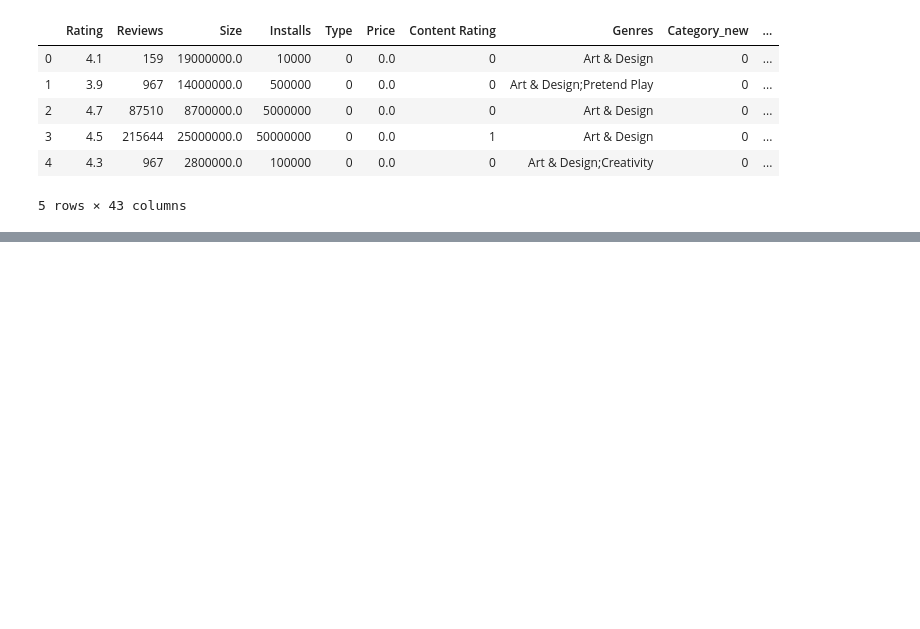
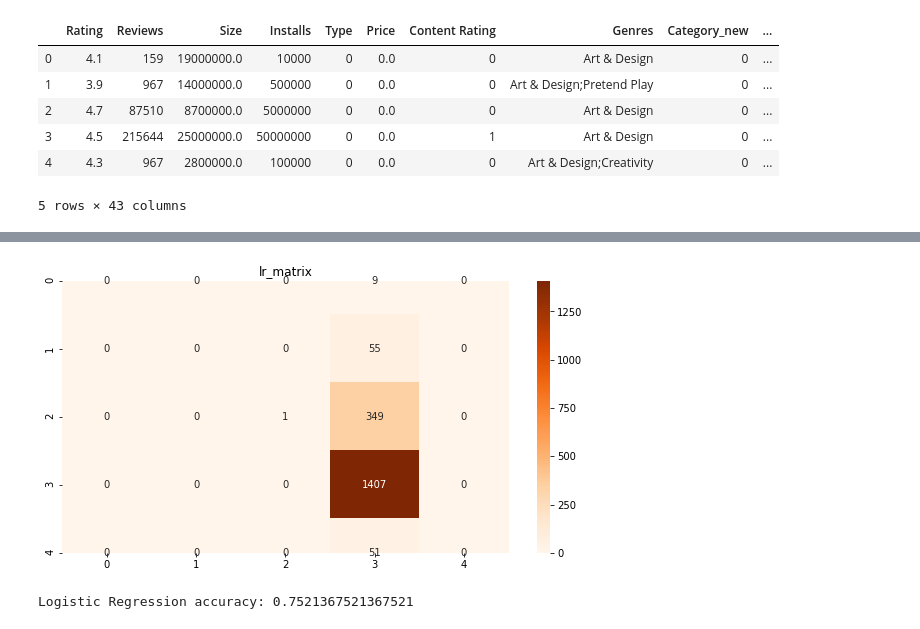
Before and after one commit to Berthelmaster/MAL_O4, a Jupyter notebook: dataset/o4Rasmus.ipynb, the cells around one changed output, grey strips where cells are left out. Drawn from its saved outputs; the diff is of its cells as text; code cells hidden in the pictures; blank space fills up the shorter version.

```diff
--- a/dataset/o4Rasmus.ipynb
+++ b/dataset/o4Rasmus.ipynb
@@ -165,0 +224,17 @@ memory usage: 731.2+ KB
+# %%
+#Logistic Regression
+from sklearn.linear_model import LogisticRegression
+lr = LogisticRegression(random_state = 0)
+lr.fit(X_train, y_train)
+lr_predict = lr.predict(X_test)
+lr_matrix = confusion_matrix(y_test, lr_predict)
+lr_accuracy = accuracy_score(y_test,lr_predict)
+# %%
+plt.figure(figsize=(10,5))
+plt.title("lr_matrix")
+sns.heatmap(lr_matrix,annot=True,cmap="Oranges",fmt="d")
+plt.show()
+print('Logistic Regression accuracy:', lr_accuracy)
+# %% [output]
+[figure, added]
+Logistic Regression accuracy: 0.7521367521367521
```
Also changed, not shown: parts of 11 cells of this notebook.
